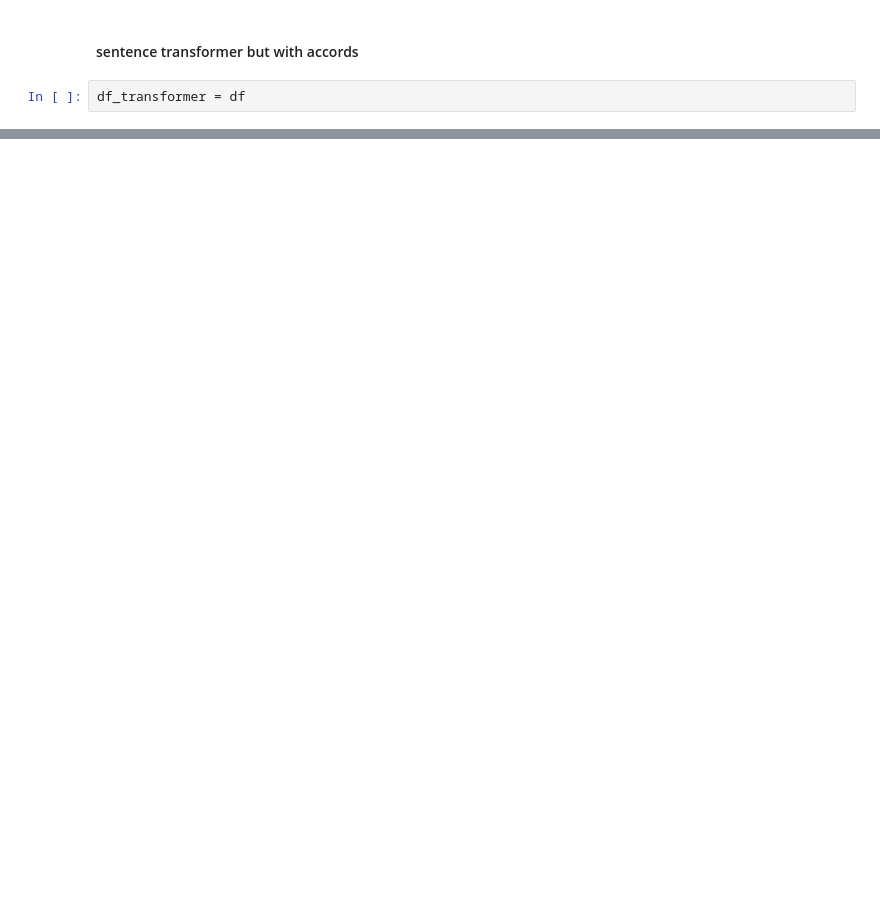
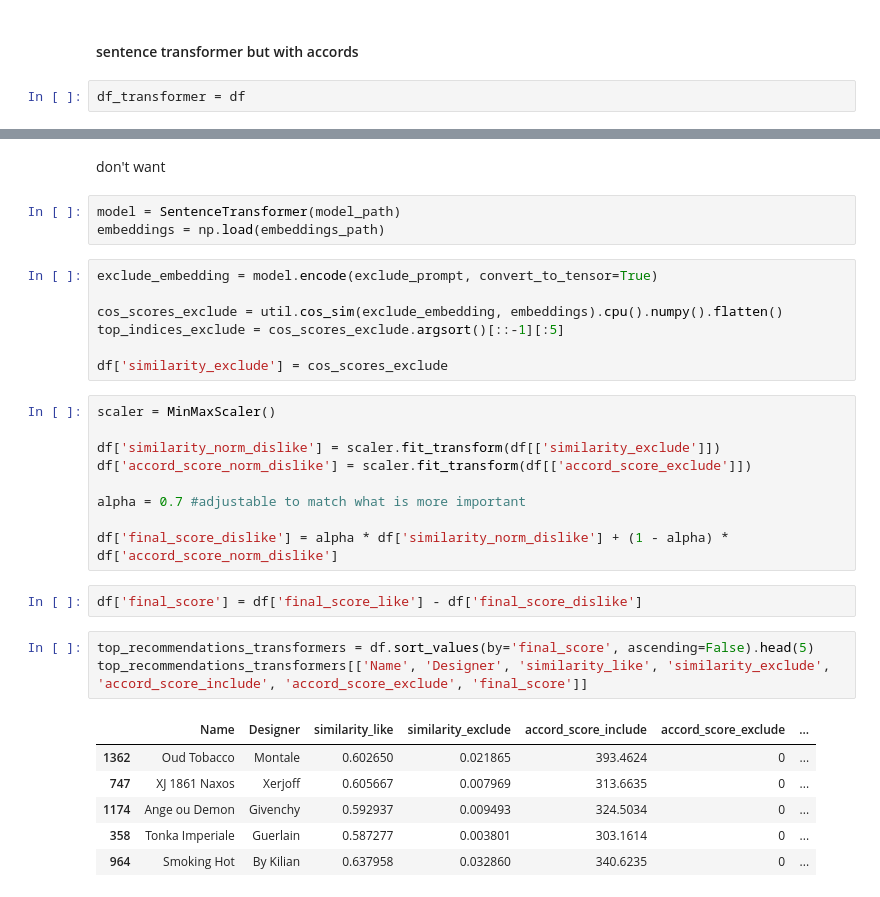
Before and after one commit to wasikjakub/perfume-sbert-app, a Jupyter notebook: algorithms/algorithms_test.ipynb, the cells around one changed output, grey strips where cells are left out. Cells and saved outputs as stored; diff of their text form; blank space fills up the shorter version.

```diff
--- a/algorithms/algorithms_test.ipynb
+++ b/algorithms/algorithms_test.ipynb
@@ -215,0 +353,33 @@ top_recommendations_transformers[['Name', 'Designer', 'similarity', 'accord_matc
+# %% [markdown]
+don't want
+# %%
+model = SentenceTransformer(model_path)
+embeddings = np.load(embeddings_path)
+# %%
+exclude_embedding = model.encode(exclude_prompt, convert_to_tensor=True)
+
+cos_scores_exclude = util.cos_sim(exclude_embedding, embeddings).cpu().numpy().flatten()
+top_indices_exclude = cos_scores_exclude.argsort()[::-1][:5]
+
+df['similarity_exclude'] = cos_scores_exclude
+# %%
+scaler = MinMaxScaler()
+
+df['similarity_norm_dislike'] = scaler.fit_transform(df[['similarity_exclude']])
+df['accord_score_norm_dislike'] = scaler.fit_transform(df[['accord_score_exclude']])
+
+alpha = 0.7 #adjustable to match what is more important
+
+df['final_score_dislike'] = alpha * df['similarity_norm_dislike'] + (1 - alpha) * df['accord_score_norm_dislike']
+# %%
+df['final_score'] = df['final_score_like'] - df['final_score_dislike']
+# %%
+top_recommendations_transformers = df.sort_values(by='final_score', ascending=False).head(5)
+top_recommendations_transformers[['Name', 'Designer', 'similarity_like', 'similarity_exclude', 'accord_score_include', 'accord_score_exclude', 'final_score']]
+# %% [output]
+|  | Name | Designer | similarity_like | similarity_exclude | accord_score_include | accord_score_exclude | ... |
+| 1362 | Oud Tobacco | Montale | 0.602650 | 0.021865 | 393.4624 | 0 | ... |
+| 747 | XJ 1861 Naxos | Xerjoff | 0.605667 | 0.007969 | 313.6635 | 0 | ... |
+| 1174 | Ange ou Demon | Givenchy | 0.592937 | 0.009493 | 324.5034 | 0 | ... |
+| 358 | Tonka Imperiale | Guerlain | 0.587277 | 0.003801 | 303.1614 | 0 | ... |
+| 964 | Smoking Hot | By Kilian | 0.637958 | 0.032860 | 340.6235 | 0 | ... |
```
Also changed, not shown: parts of 44 cells of this notebook, 1 other file.
